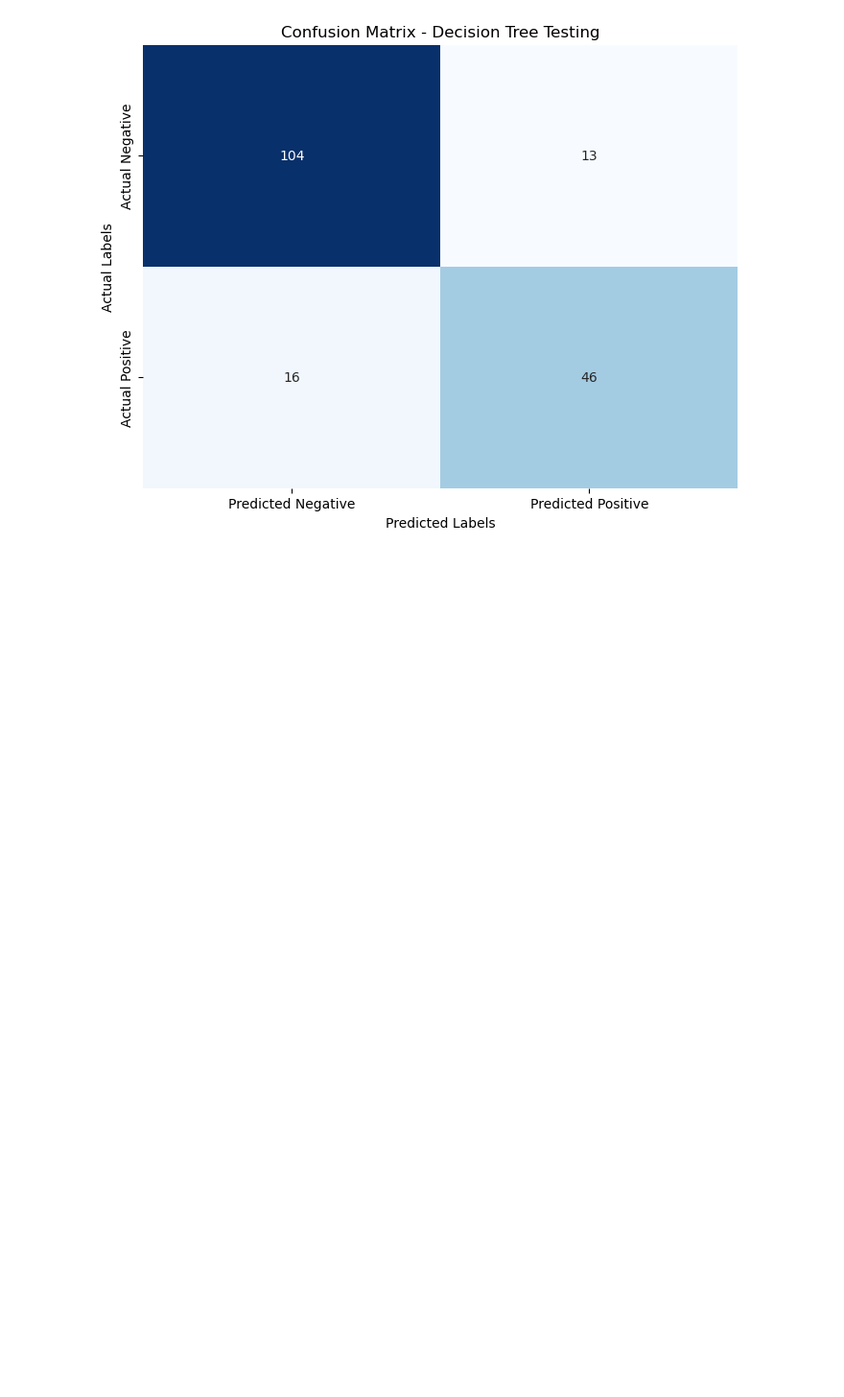
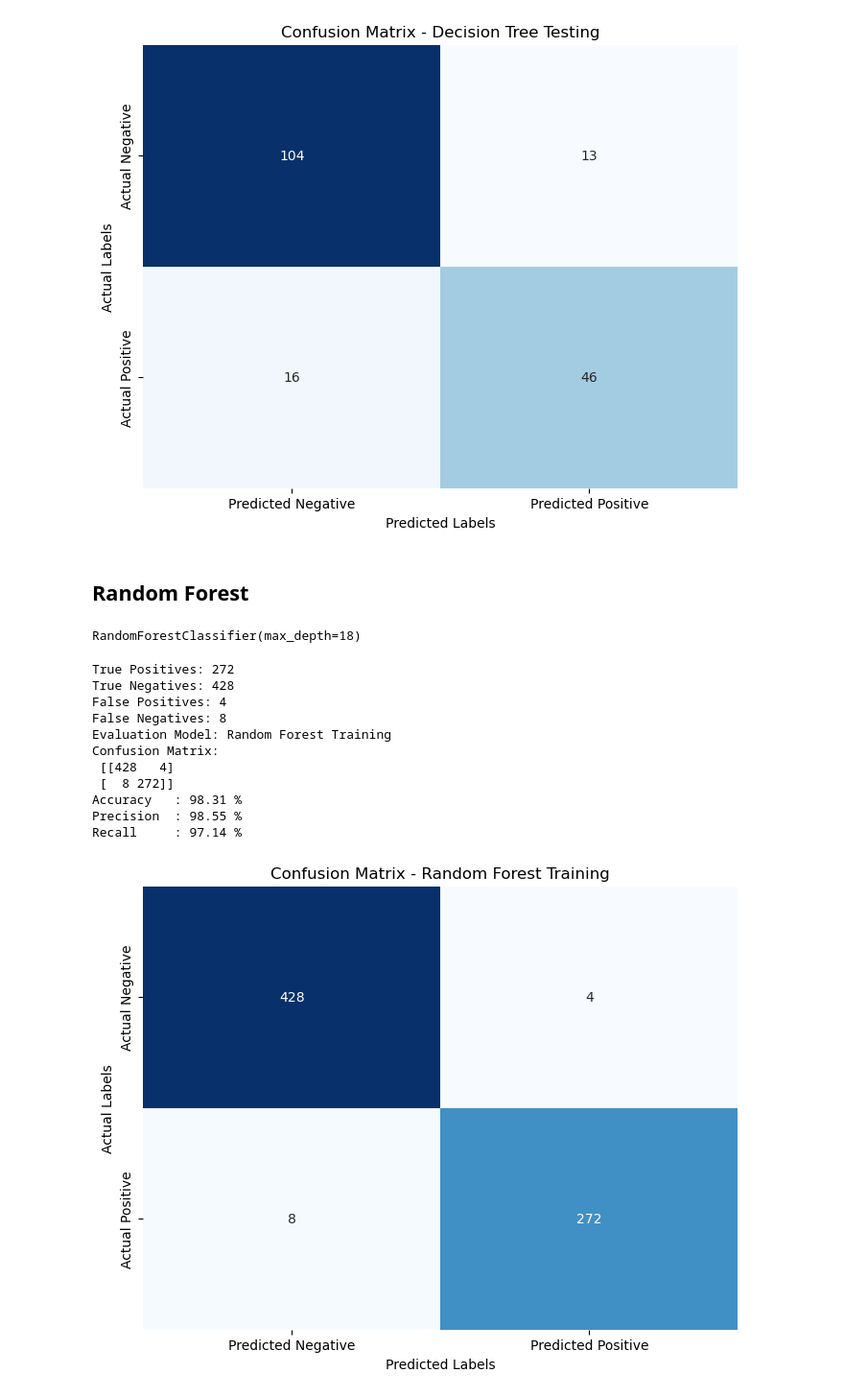
Before and after one commit to KhadafiZubaidiDev/my-projects, a Jupyter notebook: model-explanation/main.ipynb, the cells around one changed output. Shown at 96% size. Saved outputs shown, nothing was run; the diff lists cells and outputs as text; code cells hidden in the pictures; blank space fills up the shorter version.

Commit message:
Add Random Forest di Model Explanantion

```diff
--- a/model-explanation/main.ipynb
+++ b/model-explanation/main.ipynb
@@ -326,3 +326,28 @@ Accuracy   : 83.8 %
 Precision  : 77.97 %
 Recall     : 74.19 %
 [figure]
+# %% [markdown]
+## Random Forest
+# %%
+ranfor = RandomForestClassifier(max_depth=18)
+ranfor.fit(X_train, y_train)
+# %% [output]
+RandomForestClassifier(max_depth=18)
+# %%
+y_train_pred = ranfor.predict(X_train)
+y_test_pred = ranfor.predict(X_test)
+# %%
+classification_eval(y_train, y_train_pred, 'Random Forest Training')
+# %% [output]
+True Positives: 272
+True Negatives: 428
+False Positives: 4
+False Negatives: 8
+Evaluation Model: Random Forest Training
+Confusion Matrix:
+ [[428   4]
+ [  8 272]]
+Accuracy   : 98.31 %
+Precision  : 98.55 %
+Recall     : 97.14 %
+[figure, added]
```
Also changed, not shown: parts of 1 cell of this notebook.
